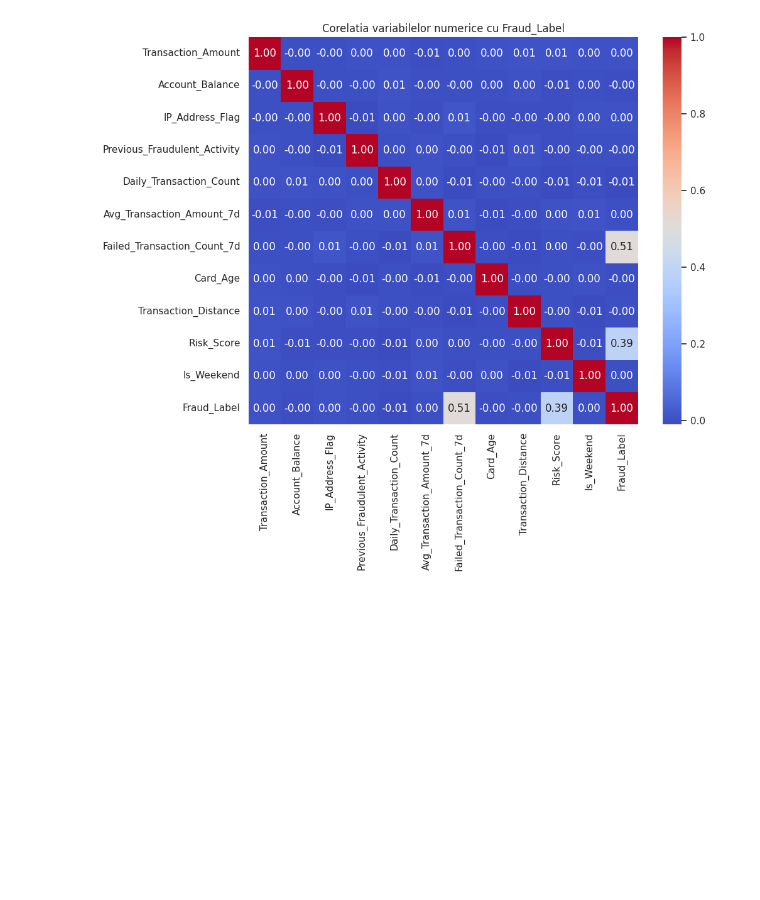
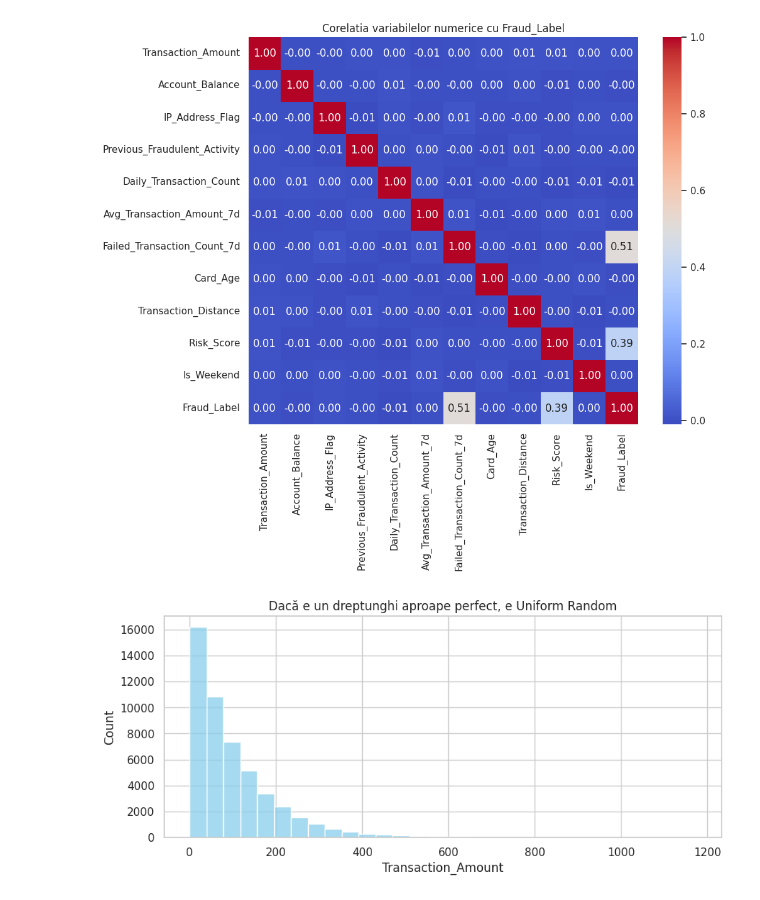
Before and after one commit to BejenaruIoanMatei/Financial-Fraud-Detection, a Jupyter notebook: notebooks/EDA.ipynb, the cells around one changed output. Cells and saved outputs as stored; diff of their text form; code cells hidden in the pictures; blank space fills up the shorter version.

Commit message:
EDA: Uniform Random

```diff
--- a/notebooks/EDA.ipynb
+++ b/notebooks/EDA.ipynb
@@ -372,3 +372,10 @@ plt.title('Corelatia variabilelor numerice cu Fraud_Label')
 plt.show()
 # %% [output]
 [figure]
+# %%
+plt.figure(figsize=(10, 4))
+sns.histplot(df['Transaction_Amount'], bins=30, kde=False, color='skyblue')
+plt.title('Dacă e un dreptunghi aproape perfect, e Uniform Random')
+plt.show()
+# %% [output]
+[figure, added]
```
Also changed, not shown: parts of 3 cells of this notebook.
